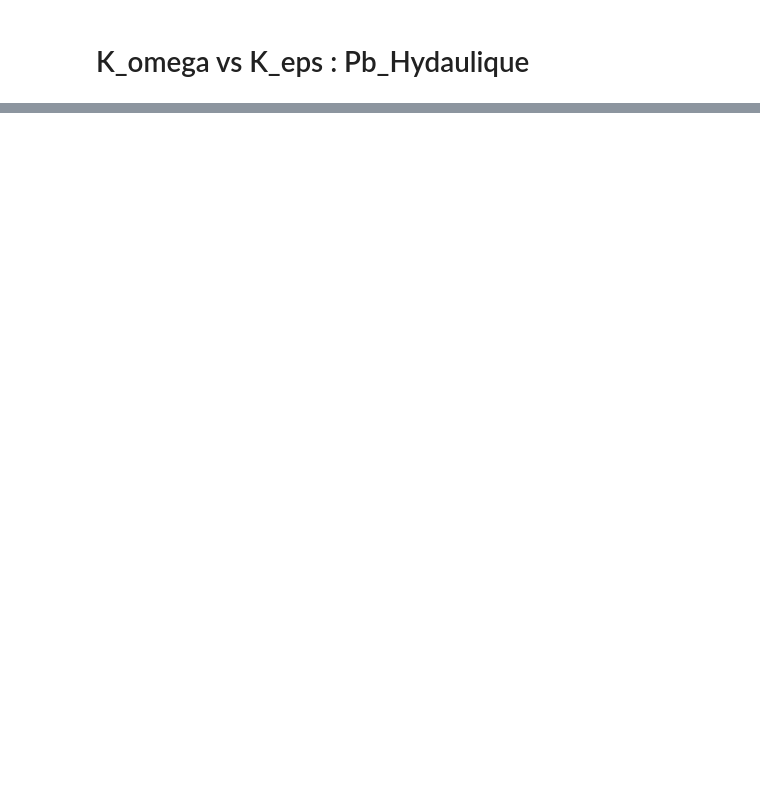
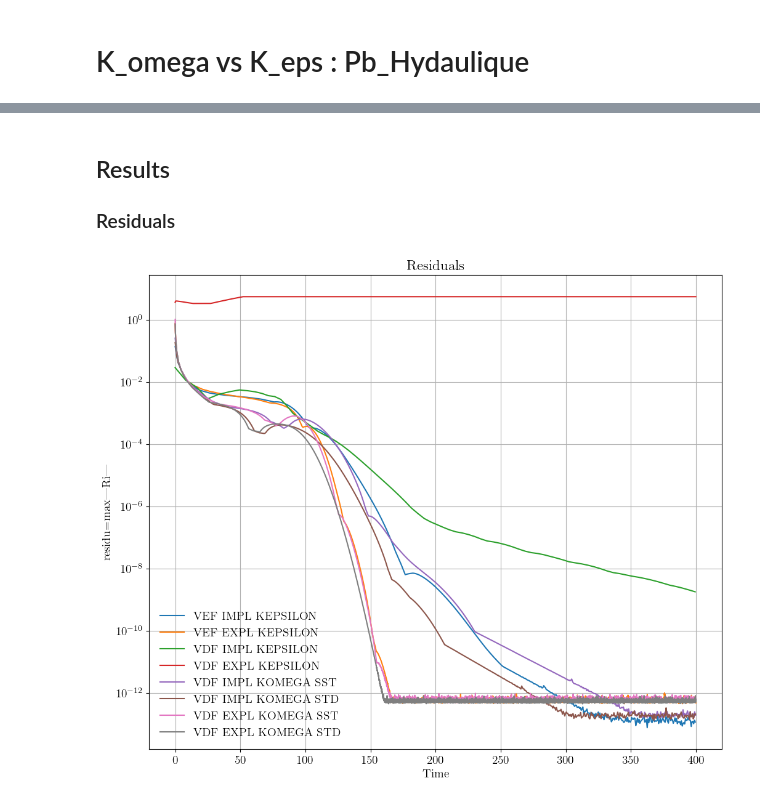
Before and after one commit to xupeiwust/TrioCFD-code, a Jupyter notebook: share/Validation/Rapports_automatiques/Turbulence/RANS/canal_plan_vef_vdf/canal_plan_vef_vdf.ipynb, the cells around one changed output, grey strips where cells are left out. Saved outputs shown, nothing was run; the diff lists cells and outputs as text; code cells hidden in the pictures; blank space fills up the shorter version.

Commit message:
[Validation] update form with plots and introduction

```diff
--- a/share/Validation/Rapports_automatiques/Turbulence/RANS/canal_plan_vef_vdf/canal_plan_vef_vdf.ipynb
+++ b/share/Validation/Rapports_automatiques/Turbulence/RANS/canal_plan_vef_vdf/canal_plan_vef_vdf.ipynb
@@ -7,15 +95,29 @@ run.TRUST_parameters()
+# %%
+komega_variant = ["SST", "STD"]
+
+ddis = {
+    "VEF": dic_VEF,
+    "VDF": dic_VDF
+}
+dscheme = {
+    "IMPL": dic_impl,
+    "EXPL": dic_expl
+}
 # %%
 run.reset()
 run.initBuildDirectory()
 
-dis = [("VDF", ""), ("VEF", "trianguler_H dom")]
+# K-epsilon cases
+for kdis, vdis in ddis.items():
+    for kscheme, vscheme in dscheme.items():
+        target_repo = f"{kdis}/{kscheme}/KEPSILON"
+        run.addCaseFromTemplate("jdd-kepsilon.data", target_repo, {**vdis, **vscheme})
 
-for d, dd in dis:
-    run.addCaseFromTemplate("jdd-kepsilon.data", f"{d}/KEPS", {"dis" : d, "tri":dd })
-
-# TODO later : VDF komega
-run.addCaseFromTemplate("jdd-komega.data", f"VEF/KOMEGA", {"dis" : "VEF", "tri":"trianguler_H dom" })
+# K-omega cases
+for kscheme, vscheme in dscheme.items():
+    for modvar in komega_variant:
+        dico = {"modvar": modvar}
+        target_repo = f"VEF/{kscheme}/KOMEGA-{modvar}"
+        run.addCaseFromTemplate("jdd-komega.data", target_repo, {**dic_VEF, **vscheme, **dico})
 
 run.printCases()
-run.runCases()
-run.tablePerf()
@@ -21,0 +155,3 @@ run.tablePerf()
+# %% [markdown]
+## Results
+### Residuals
@@ -22,12 +166,18 @@ run.tablePerf()
 # %%
-from trustutils import plot
 a = plot.Graph("Residuals")
 
-for d, _ in dis:
-    a.addResidu(f"{run.BUILD_DIRECTORY}/{d}/KEPS/jdd-kepsilon.dt_ev",label=f"{d}_KEPS")
+for kdis in ddis.keys():
+    for kscheme in dscheme.keys():
+        a.addResidu(f"{run.BUILD_DIRECTORY}/{kdis}/{kscheme}/KEPSILON/jdd-kepsilon.dt_ev",
+                    label=f"{kdis} {kscheme} KEPSILON ")
 
-a.addResidu(f"{run.BUILD_DIRECTORY}/VEF/KOMEGA/jdd-komega.dt_ev",label=f"VEF_KOMEGA")
+for kscheme in dscheme.keys():
+    for modvar in komega_variant:
+        a.addResidu(f"{run.BUILD_DIRECTORY}/VEF/{kscheme}/KOMEGA-{modvar}/jdd-komega.dt_ev",
+                    label=f"{kdis} {kscheme} KOMEGA {modvar.upper()}")
 
 a.scale(yscale='log')
+# %% [output]
+[figure, added]
 # %%
 a = plot.Graph("Pressure")
```
Also changed, not shown: parts of 20 cells of this notebook, 2 other files.
